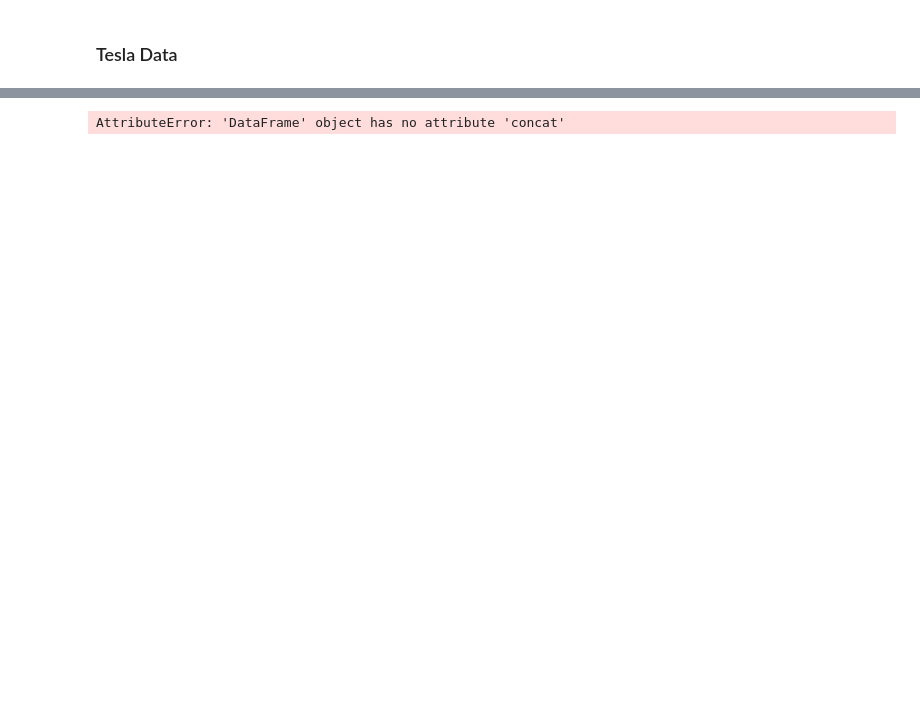
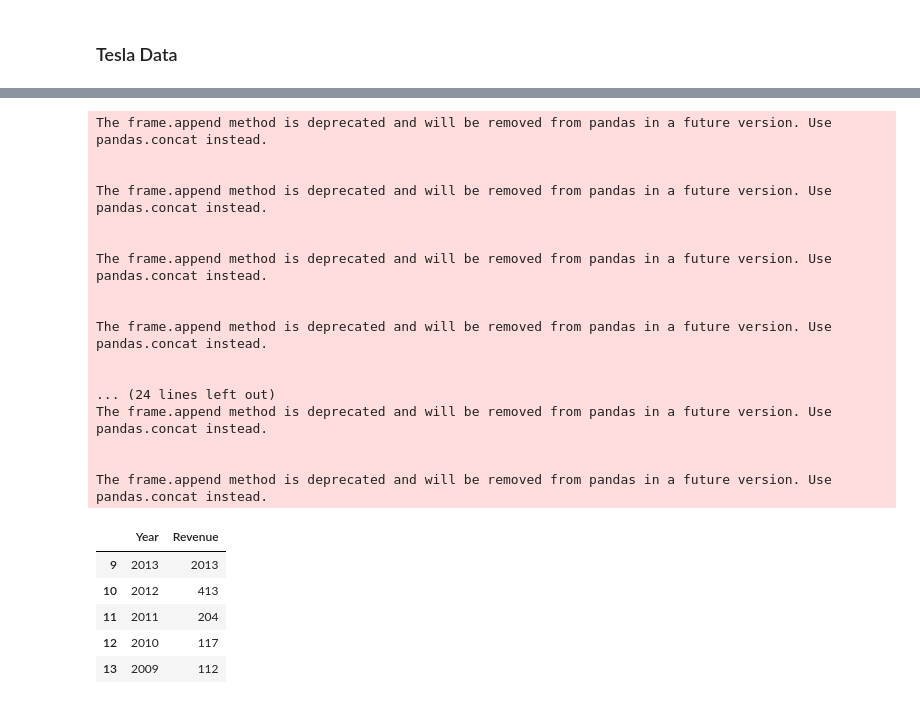
Before and after one commit to j-r-lindsey/ibm-ds-cert, a Jupyter notebook: DataScienceStocks.ipynb, the cells around one changed output, grey strips where cells are left out. Saved outputs shown, nothing was run; the diff lists cells and outputs as text; code cells hidden in the pictures; blank space fills up the shorter version.

```diff
--- a/DataScienceStocks.ipynb
+++ b/DataScienceStocks.ipynb
@@ -20,23 +64,45 @@ tesla_data.head()
 # %%
 import pandas as pd
 import requests
 from bs4 import BeautifulSoup
 
 url = "https://www.macrotrends.net/stocks/charts/TSLA/tesla/revenue"
 data = requests.get(url).text
 
 soup = BeautifulSoup(data, 'html5lib')
 tesla_revenue = pd.DataFrame(columns=["Year","Revenue"])
 
 for row in soup.find("tbody").find_all('tr'):
     col = row.find_all("td")
     year = col[0].text
-    revenue = col[1].text
+    revenue = col[1].text.replace("$","").replace(",","")
     tesla_revenue = tesla_revenue.append({"Year": year, "Revenue": revenue},ignore_index=True)
 
 tesla_revenue.tail()
 # %% [output]
-AttributeError: 'DataFrame' object has no attribute 'concat'
+The frame.append method is deprecated and will be removed from pandas in a future version. Use pandas.concat instead.
+
+
+The frame.append method is deprecated and will be removed from pandas in a future version. Use pandas.concat instead.
+
+
+The frame.append method is deprecated and will be removed from pandas in a future version. Use pandas.concat instead.
+
+
+The frame.append method is deprecated and will be removed from pandas in a future version. Use pandas.concat instead.
+
+
+... (24 lines left out)
+The frame.append method is deprecated and will be removed from pandas in a future version. Use pandas.concat instead.
+
+
+The frame.append method is deprecated and will be removed from pandas in a future version. Use pandas.concat instead.
+|  | Year | Revenue |
+| 9 | 2013 | 2013 |
+| 10 | 2012 | 413 |
+| 11 | 2011 | 204 |
+| 12 | 2010 | 117 |
+| 13 | 2009 | 112 |
 # %%
 gme = yf.Ticker("GME")
 gme_data = gme.history(period="max")
```
Also changed, not shown: parts of 6 cells of this notebook.
